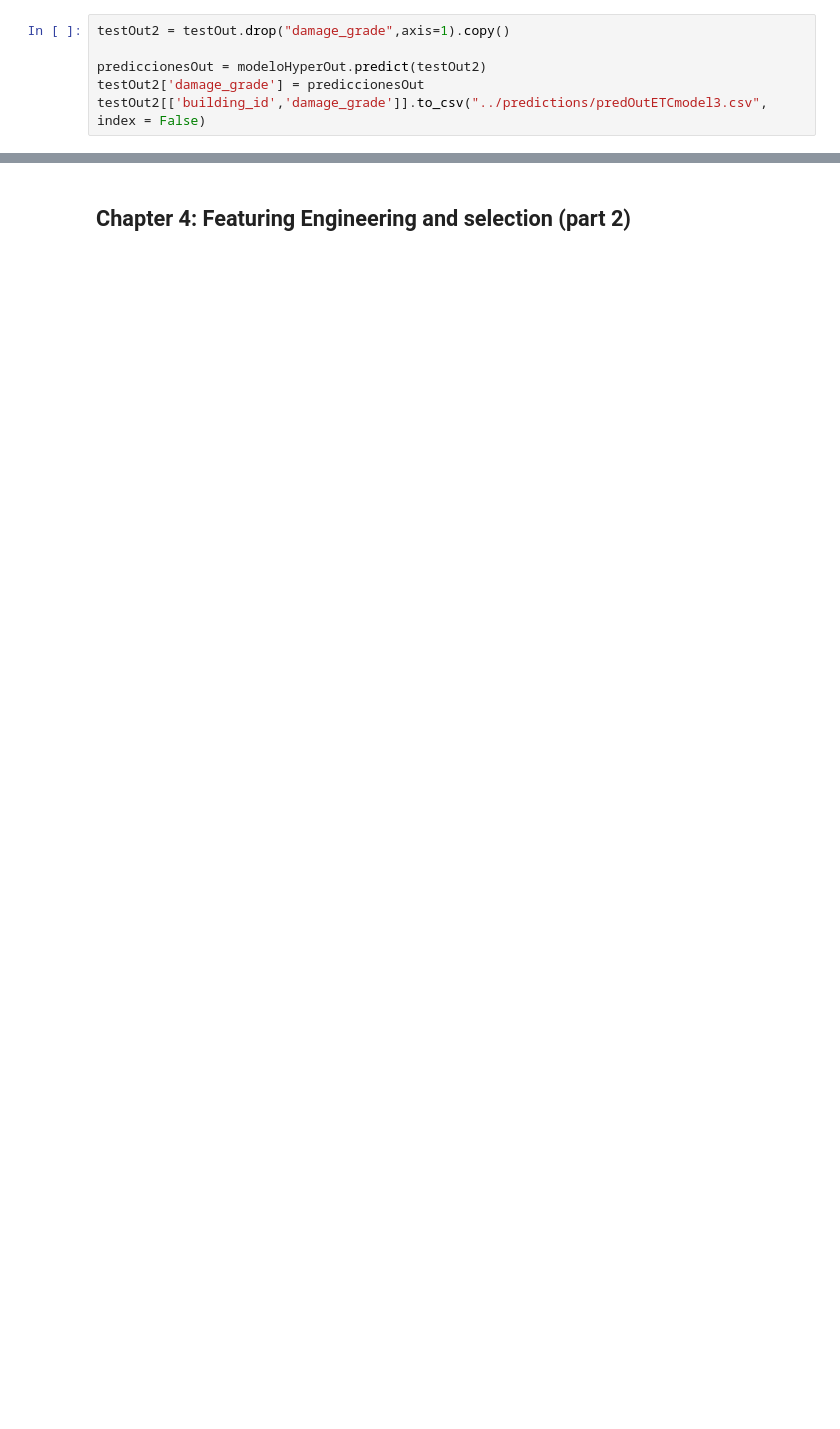
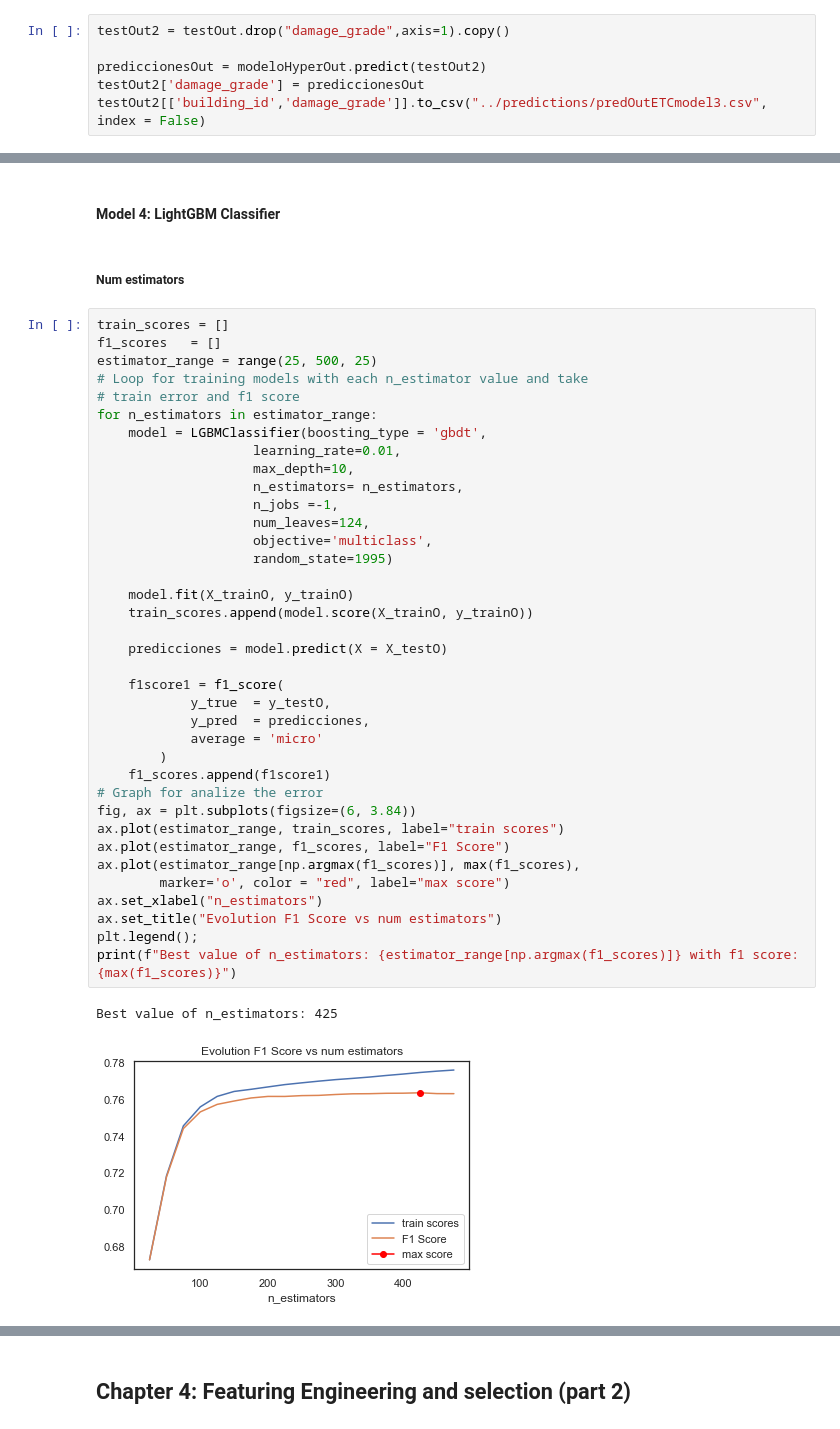
Before and after one commit to bereamanuel/Ritchter-s-predictors, a Jupyter notebook: jupyter/dataAnalisis.ipynb, the cells around one changed output, grey strips where cells are left out. Saved outputs shown, nothing was run; the diff lists cells and outputs as text; blank space fills up the shorter version.

```diff
--- a/jupyter/dataAnalisis.ipynb
+++ b/jupyter/dataAnalisis.ipynb
@@ -1176,0 +1176,44 @@ Model without outliers
+# %% [markdown]
+#### Model 4: LightGBM Classifier
+# %% [markdown]
+##### Num estimators
+# %%
+train_scores = []
+f1_scores   = []
+estimator_range = range(25, 500, 25)
+# Loop for training models with each n_estimator value and take
+# train error and f1 score
+for n_estimators in estimator_range:
+    model = LGBMClassifier(boosting_type = 'gbdt',
+                    learning_rate=0.01,
+                    max_depth=10,
+                    n_estimators= n_estimators,
+                    n_jobs =-1,
+                    num_leaves=124,
+                    objective='multiclass',
+                    random_state=1995)
+
+    model.fit(X_trainO, y_trainO)
+    train_scores.append(model.score(X_trainO, y_trainO))
+
+    predicciones = model.predict(X = X_testO)
+
+    f1score1 = f1_score(
+            y_true  = y_testO,
+            y_pred  = predicciones,
+            average = 'micro'
+        )
+    f1_scores.append(f1score1)
+# Graph for analize the error
+fig, ax = plt.subplots(figsize=(6, 3.84))
+ax.plot(estimator_range, train_scores, label="train scores")
+ax.plot(estimator_range, f1_scores, label="F1 Score")
+ax.plot(estimator_range[np.argmax(f1_scores)], max(f1_scores),
+        marker='o', color = "red", label="max score")
+ax.set_xlabel("n_estimators")
+ax.set_title("Evolution F1 Score vs num estimators")
+plt.legend();
+print(f"Best value of n_estimators: {estimator_range[np.argmax(f1_scores)]} with f1 score: {max(f1_scores)}")
+# %% [output]
+Best value of n_estimators: 425
+[figure, added]
```
Also changed, not shown: parts of 28 cells of this notebook, 7 other files.
